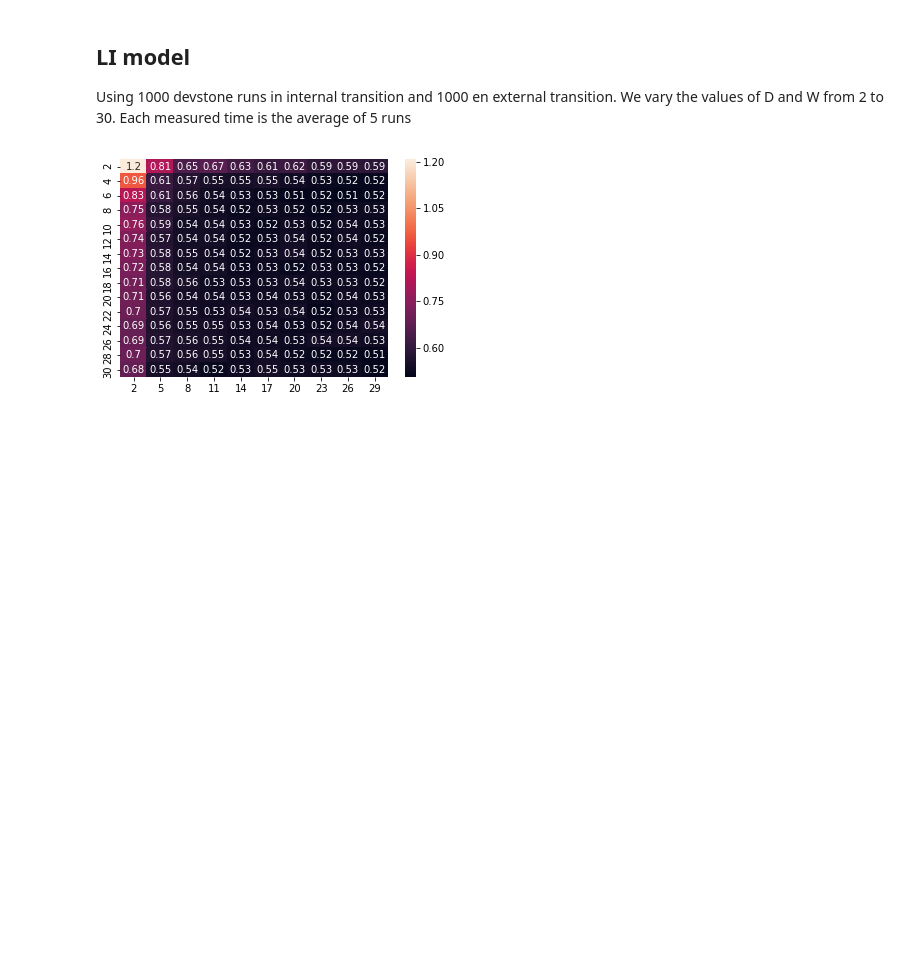
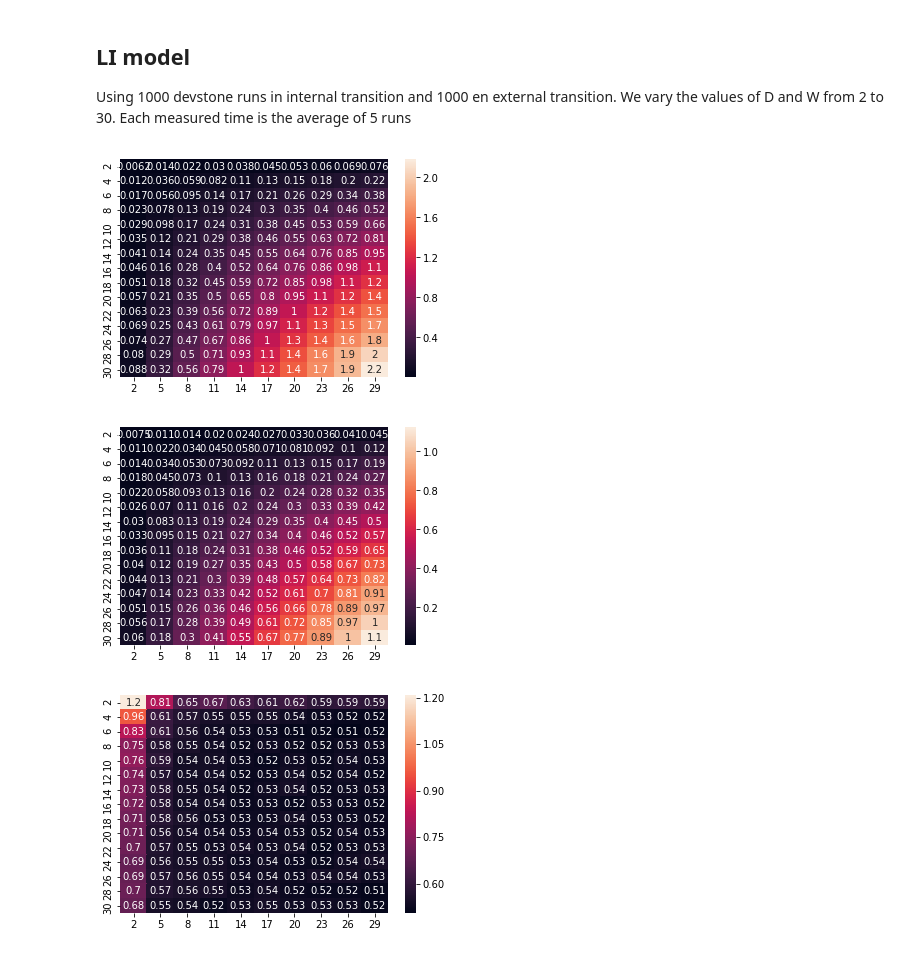
Before and after one commit to juanlanuzag/devstone, a Jupyter notebook: Untitled.ipynb, the cells around one changed output. Drawn from its saved outputs; the diff is of its cells as text; code cells hidden in the pictures; blank space fills up the shorter version.

```diff
--- a/Untitled.ipynb
+++ b/Untitled.ipynb
@@ -7,15 +7,15 @@ import seaborn as sns
 
 We execute the same model using the two versions of cadmium dynamic: sequential and concurrent
 # %%
-def result_csv_to_df(filename, val_column_name='Time'):
+def result_csv_to_df(filename, val_column_name='Time', x='W', y='D'):
     measurements = pd.read_csv(filename)
-    depths = set(measurements['D'])
-    widths = set(measurements['W'])
+    depths = sorted(list(set(measurements[y])))
+    widths = sorted(list(set(measurements[x])))
 
     datagrid = pd.DataFrame(index=depths, columns=widths)
 
     for index, row in measurements.iterrows():
-        datagrid[row['W']][row['D']] = row[val_column_name]
+        datagrid[row[x]][row[y]] = row[val_column_name]
     return datagrid[datagrid.columns].astype(float)
 
 def get_speedup_df(dfseq, dfconc):
@@ -27,11 +27,22 @@ def get_speedup_headmap(filename_seq, filename_conc):
     dfspeedup = get_speedup_df(dfseq, dfconc)
     sns.heatmap(dfspeedup, annot=True)
     plt.show()
+
+def plot_exec_time(filename):
+    df = result_csv_to_df(filename)
+    sns.heatmap(df, annot=True)
+    plt.show()
 # %% [markdown]
 ## LI model
 
 Using 1000 devstone runs in internal transition and 1000 en external transition. We vary the values of D and W from 2 to 30.
 Each measured time is the average of 5 runs
+# %%
+plot_exec_time('resultsLI_seq.csv')
+plot_exec_time('resultsLI_conc.csv')
+# %% [output]
+[figure, added]
+[figure, added]
 # %%
 get_speedup_headmap('resultsLI_seq.csv', 'resultsLI_conc.csv')
 # %% [output]
```
Also changed, not shown: parts of 8 cells of this notebook, 29 other files.
